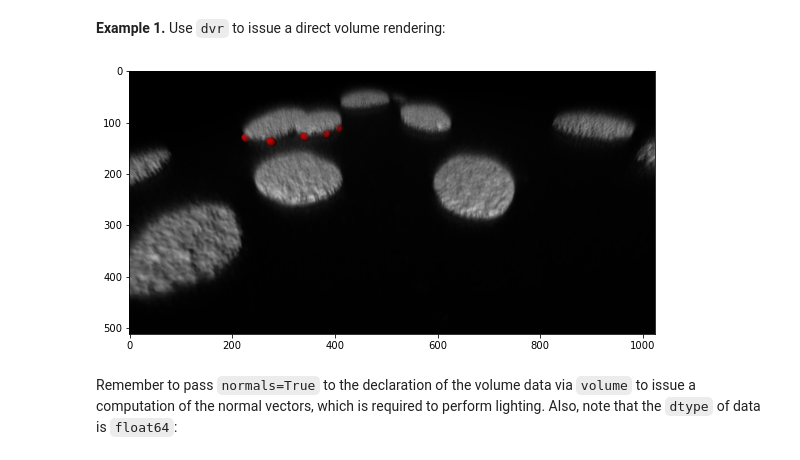
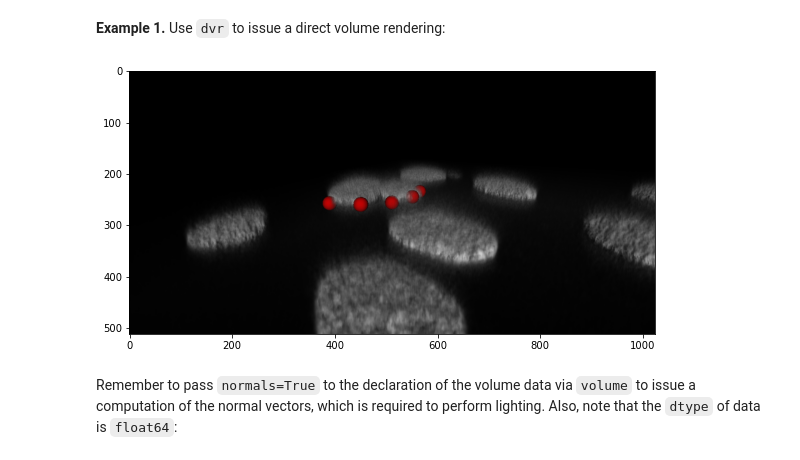
Before and after one commit to kostrykin/CarnaPy, a Jupyter notebook: examples/kalinin2018.ipynb, the cells around one changed output. Saved outputs shown, nothing was run; the diff lists cells and outputs as text; code cells hidden in the pictures.

```diff
--- a/examples/kalinin2018.ipynb
+++ b/examples/kalinin2018.ipynb
@@ -42,0 +36,10 @@ spacing = (1, 1, 4)
+# %%
+markers = array([
+    [ 40, 600, 15],
+    [110, 610, 16],
+    [150, 665, 15],
+    [180, 700, 17],
+    [180, 740, 18],
+])
+
+camera_position = [400, 200, 50]
@@ -47,17 +76,18 @@ spacing = (1, 1, 4)
 # %%
 with cpy.SingleFrameContext((512, 1024), fov=90, near=1, far=1000) as rc:
     volume = rc.volume(data, spacing=spacing, normals=True) ## declaration of the volume data
     rc.dvr(translucency=2, sample_rate=500)
-    marker_mesh = rc.ball(radius=10)
+    marker_mesh = rc.ball(radius=15)
     marker_material = rc.material(color=(1,0,0,1))
     rc.meshes(marker_mesh, marker_material, volume.map_voxel_coordinates(markers), parent=volume)
-    rc.camera.rotate((1,1,0), 45, 'deg').rotate((1,0,0), 15, 'deg').translate(-50, 0, 300).rotate((0,0,1), 35, 'deg')
+    rc.camera.translate(*volume.map_voxel_coordinates([camera_position])[0]) \
+        .look_at(volume.map_voxel_coordinates(markers)[2], up=(0,0,1))
 
 figure(figsize=(8,6))
 imshow(rc.result)
 tight_layout()
 # %% [output]
-[figure, old version]
+[figure, new version]
 # %% [markdown]
 Remember to pass `normals=True` to the declaration of the volume data via `volume` to issue a computation of the normal vectors, which is required to perform lighting. Also, note that the `dtype` of data is `float64`:
 # %%
```
Also changed, not shown: parts of 19 cells of this notebook, 19 other files.
